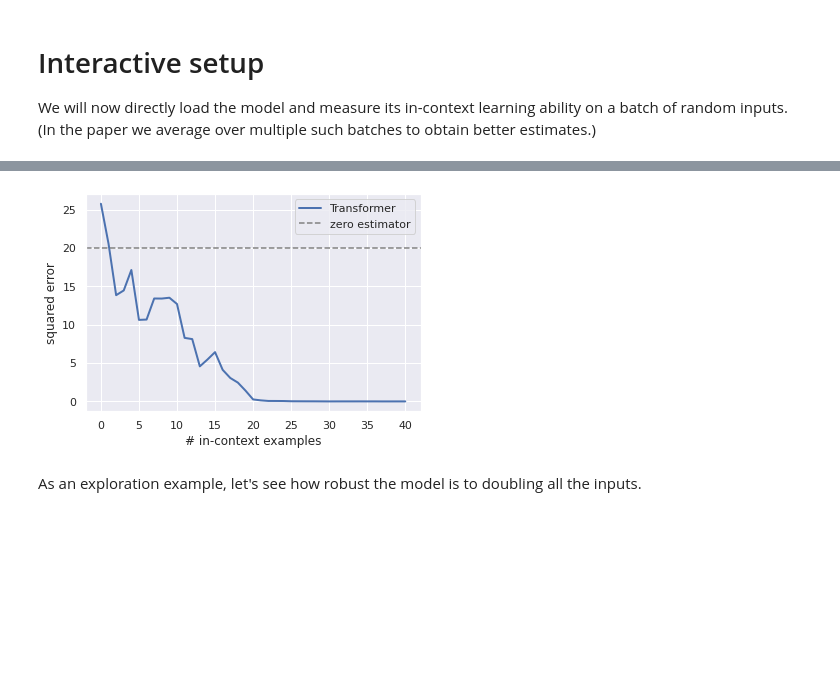
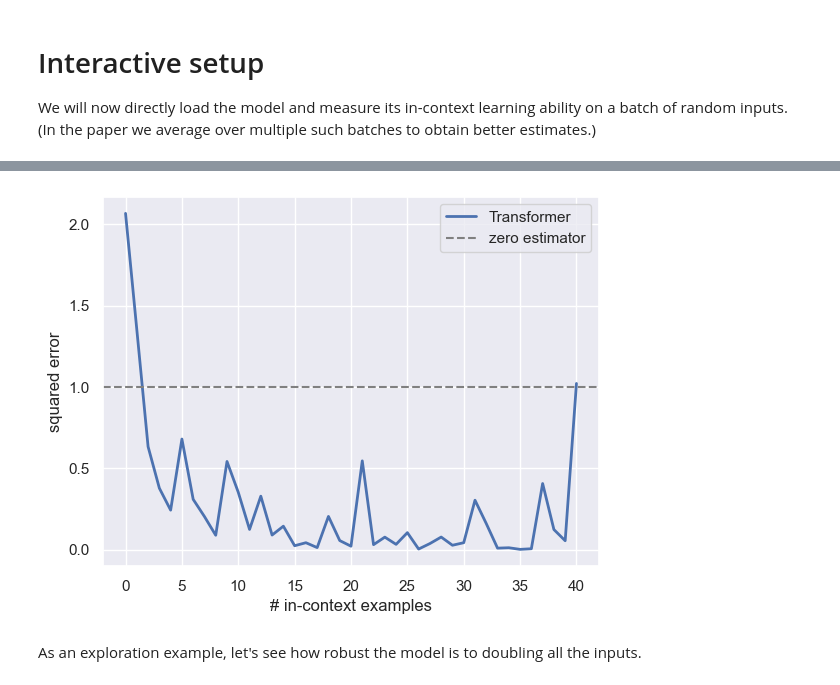
Before and after one commit to parkszachta/in-context-learning, a Jupyter notebook: eval.ipynb, the cells around one changed output, grey strips where cells are left out. Drawn from its saved outputs; the diff is of its cells as text; code cells hidden in the pictures; blank space fills up the shorter version.

```diff
--- a/eval.ipynb
+++ b/eval.ipynb
@@ -28,0 +34,9 @@ df  # list all the runs in our run_dir
+# %%
+# ------------------------------------------------------------------
+# Pick one global device; on your Mac this will be "cpu".
+# ------------------------------------------------------------------
+if torch.cuda.is_available():
+    DEVICE = "cuda"
+else:
+    DEVICE = "cpu"
+print("Using device →", DEVICE)
@@ -32,12 +48,12 @@ task = "piecewise_linear_regression"
 #task = "decision_tree"
 #task = "relu_2nn_regression"
 
-run_id = "d40e8079-a1aa-411a-8589-67cede43ab28"  # if you train more models, replace with the run_id from the table above
+run_id = "77d790d5-6a46-4380-8d11-f26af1071c2d"  # if you train more models, replace with the run_id from the table above
 
 run_path = os.path.join(run_dir, task, run_id)
 recompute_metrics = True
-skip_baselines = True
+skip_baselines = False
 
 if recompute_metrics:
-    get_run_metrics(run_path, skip_baselines = skip_baselines)  # these are normally precomputed at the end of training
+    get_run_metrics(run_path, skip_baselines = skip_baselines,DEVICE=DEVICE)  # these are normally precomputed at the end of training
 # %% [output]
@@ -103,5 +147,5 @@ from tasks import get_task_sampler
 # %%
-model, conf = get_model_from_run(run_path)
+model, conf = get_model_from_run(run_path,DEVICE=DEVICE)
 
 n_dims = conf.model.n_dims
 batch_size = conf.training.batch_size
@@ -123,23 +169,24 @@ with torch.no_grad():
 # %%
 metric = task.get_metric()
 loss = metric(pred, ys).numpy()
 
 sparsity = conf.training.task_kwargs.sparsity if "sparsity" in conf.training.task_kwargs else None
 baseline = {
+    "piecewise_linear_regression": 1,
     "linear_regression": n_dims,
     "sparse_linear_regression": sparsity,
     "relu_2nn_regression": n_dims,
     "decision_tree": 1,
 }[conf.training.task]
 
 plt.plot(loss.mean(axis=0), lw=2, label="Transformer")
 plt.axhline(baseline, ls="--", color="gray", label="zero estimator")
 plt.xlabel("# in-context examples")
 plt.ylabel("squared error")
 plt.legend()
 plt.show()
 # %% [output]
-[figure, old version]
+[figure, new version]
 # %% [markdown]
 As an exploration example, let's see how robust the model is to doubling all the inputs.
 # %%
```
Also changed, not shown: parts of 10 cells of this notebook, 5 other files.
